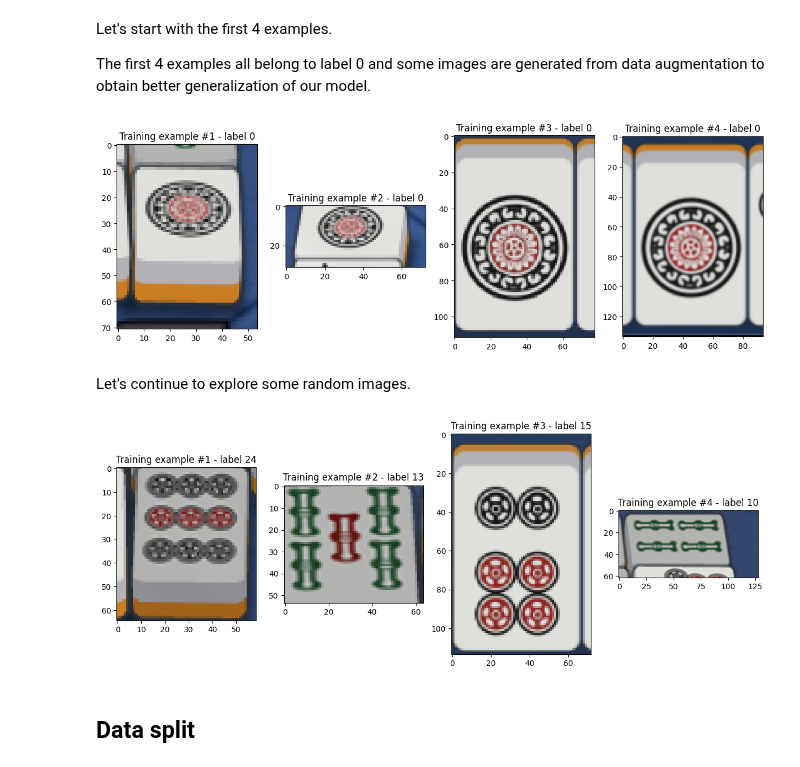
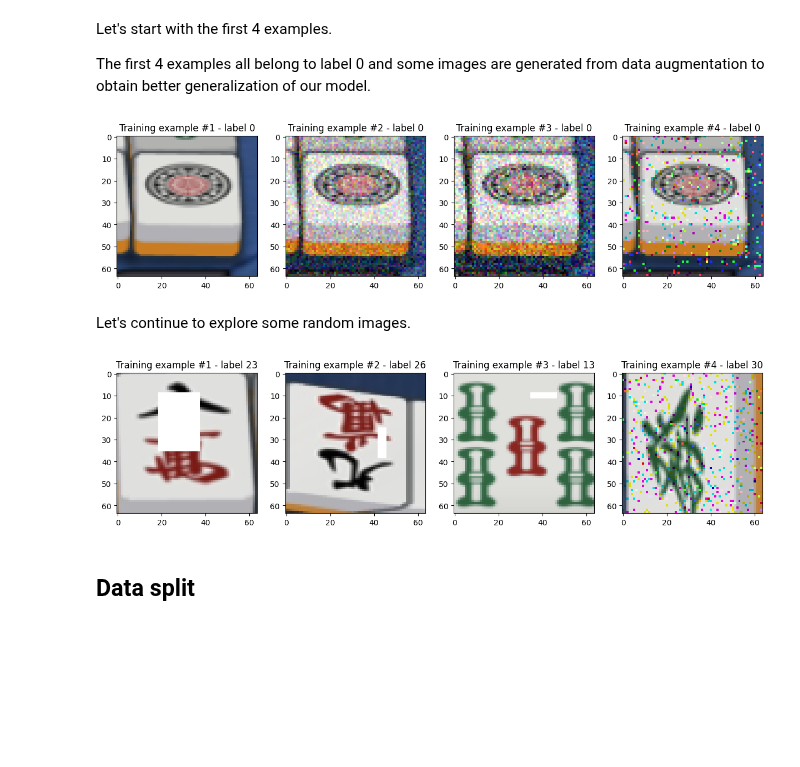
Before and after one commit to KSDeng/Mahjong-Master, a Jupyter notebook: Report.ipynb, the cells around one changed output. Drawn from its saved outputs; the diff is of its cells as text; code cells hidden in the pictures; blank space fills up the shorter version.

Commit message:
add occlusion preprocessing

```diff
--- a/Report.ipynb
+++ b/Report.ipynb
@@ -80,7 +81,7 @@ Let's start with data exploration on raw dataset. The following code cell import
 transform = transforms.Compose([
     transforms.ToTensor()
 ])
-dataset = torchvision.datasets.ImageFolder(root = directory_train, transform=transform)
+dataset_raw = torchvision.datasets.ImageFolder(root = directory_train, transform=transform)
 # %% [markdown]
 Let's start with the first 4 examples and use `matplotlib.pyplot` to see some sample images.
 
@@ -89,8 +90,8 @@ The first 4 examples all belong to label 0.
 num_images = 4
 fig, axes = plt.subplots(1, num_images, figsize=(15, 10))
 for i in range(num_images):
-    axes[i].imshow(dataset[i][0].permute(1, 2, 0))
-    axes[i].set_title(f"Training example #{i + 1} - label {dataset[i][1]}")
+    axes[i].imshow(dataset_raw[i][0].permute(1, 2, 0))
+    axes[i].set_title(f"Training example #{i + 1} - label {dataset_raw[i][1]}")
 # %% [output]
 [figure]
 # %% [markdown]
@@ -116,14 +117,32 @@ def noise_save(name, content):
     image_noised_s_p_2 = random_noise(content, mode='s&p', salt_vs_pepper=0.2, clip=True)
     io.imsave(name + '-5.png', img_as_ubyte(image_noised_s_p_2))
 
+def occlusion_save(name, content):
+    image_occlusion = content.copy()
+    size_x = random.randrange(0, fix_size // 2)
+    size_y = random.randrange(0, fix_size // 2)
+    rr, cc = rectangle((random.randrange(0, fix_size - size_x),
+                        random.randrange(0, fix_size - size_y)),
+                       extent=(size_x, size_y))
+    image_occlusion[rr, cc] = 1
+    io.imsave(name + '-1.png', img_as_ubyte(image_occlusion))
+
 # save image with rotation augmentation
 def rotate_save(name, content):
+    for i in range(6, 9):
+        occlusion_save(name + '-' + str(i), content)
     noise_save(name + '-1', content)
     content = rotate(content, 90)
+    for i in range(9, 12):
+        occlusion_save(name + '-' + str(i), content)
     noise_save(name + '-2', content)
     content = rotate(content, 90)
+    for i in range(12, 15):
+        occlusion_save(name + '-' + str(i), content)
     noise_save(name + '-3', content)
     content = rotate(content, 90)
+    for i in range(15, 18):
+        occlusion_save(name + '-' + str(i), content)
     noise_save(name + '-4', content)
 
 map_dirs = [
@@ -226,11 +249,11 @@ The first 4 examples all belong to label 0 and some images are generated from da
 # %%
 num_images = 4
 fig, axes = plt.subplots(1, num_images, figsize=(15, 10))
 for i in range(num_images):
-    axes[i].imshow(dataset[i][0].permute(1, 2, 0))
-    axes[i].set_title(f"Training example #{i + 1} - label {dataset[i][1]}")
+    axes[i].imshow(dataset_train[i][0].permute(1, 2, 0))
+    axes[i].set_title(f"Training example #{i + 1} - label {dataset_train[i][1]}")
 # %% [output]
-[figure, old version]
+[figure, new version]
 # %% [markdown]
 Let's continue to explore some random images.
 # %%
@@ -238,11 +261,11 @@ from random import randint
 num_images = 4
 fig, axes = plt.subplots(1, num_images, figsize=(15, 10))
 for i in range(num_images):
-    value = randint(0, len(dataset))
-    axes[i].imshow(dataset[value][0].permute(1, 2, 0))
-    axes[i].set_title(f"Training example #{i + 1} - label {dataset[value][1]}")
+    value = randint(0, len(dataset_train))
+    axes[i].imshow(dataset_train[value][0].permute(1, 2, 0))
+    axes[i].set_title(f"Training example #{i + 1} - label {dataset_train[value][1]}")
 # %% [output]
-[figure, old version]
+[figure, new version]
 # %% [markdown]
 ## Data split
 # %% [markdown]
```
Also changed, not shown: parts of 5 cells of this notebook, 1 other file.
